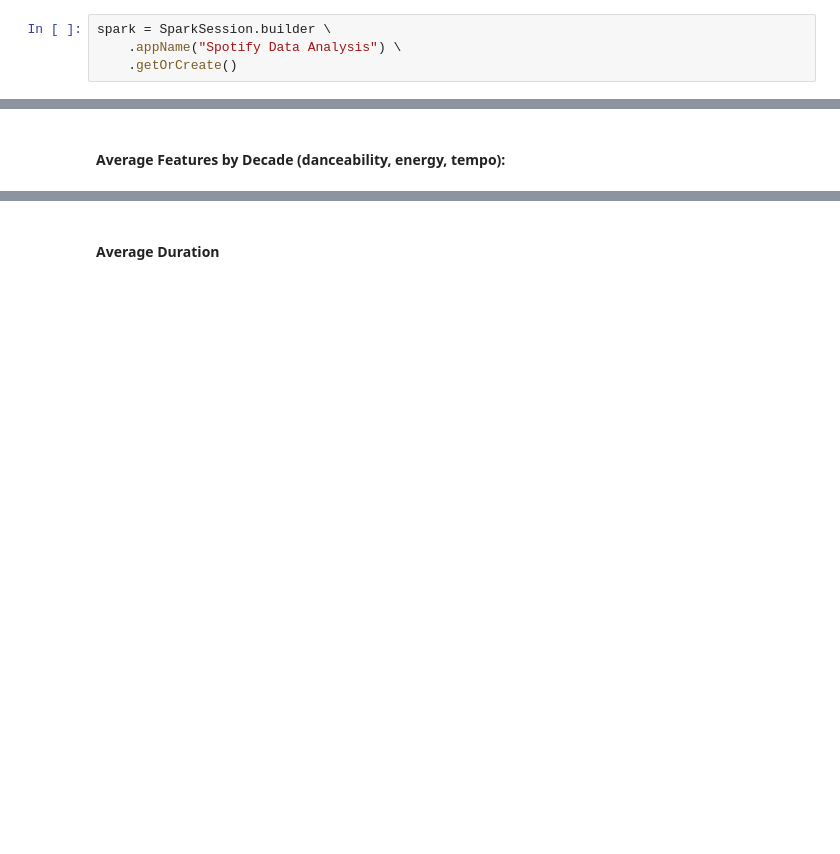
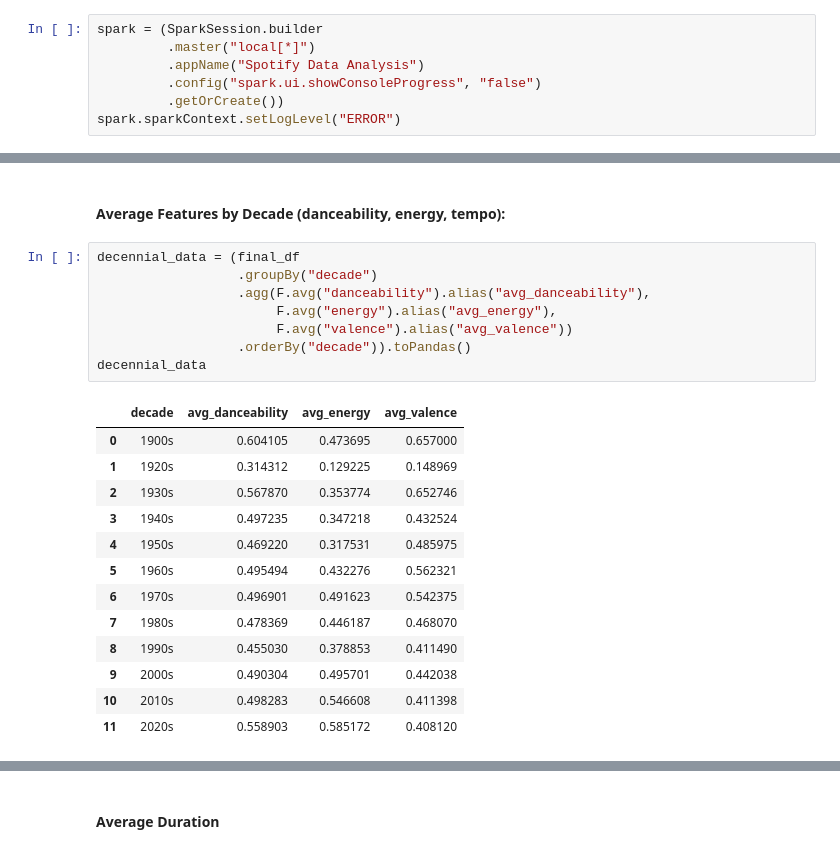
Before and after one commit to ALotov2000/Data_Science-CA3-pyspark-starter, a Jupyter notebook: main.ipynb, the cells around one changed output, grey strips where cells are left out. Saved outputs shown, nothing was run; the diff lists cells and outputs as text; blank space fills up the shorter version.

```diff
--- a/main.ipynb
+++ b/main.ipynb
@@ -14,7 +14,10 @@ import matplotlib.pyplot as plt
 # %% [markdown]
 ## Instantiating SparkSession & Load the Dataset
 # %%
-spark = SparkSession.builder \
-    .appName("Spotify Data Analysis") \
-    .getOrCreate()
+spark = (SparkSession.builder
+         .master("local[*]")
+         .appName("Spotify Data Analysis")
+         .config("spark.ui.showConsoleProgress", "false")
+         .getOrCreate())
+spark.sparkContext.setLogLevel("ERROR")
 # %% [output]
@@ -167,3 +214,25 @@ final_df.show(5)
 # %% [markdown]
 #### Average Features by Decade (danceability, energy, tempo):
+# %%
+decennial_data = (final_df
+                  .groupBy("decade")
+                  .agg(F.avg("danceability").alias("avg_danceability"),
+                       F.avg("energy").alias("avg_energy"),
+                       F.avg("valence").alias("avg_valence"))
+                  .orderBy("decade")).toPandas()
+decennial_data
+# %% [output]
+|  | decade | avg_danceability | avg_energy | avg_valence |
+| 0 | 1900s | 0.604105 | 0.473695 | 0.657000 |
+| 1 | 1920s | 0.314312 | 0.129225 | 0.148969 |
+| 2 | 1930s | 0.567870 | 0.353774 | 0.652746 |
+| 3 | 1940s | 0.497235 | 0.347218 | 0.432524 |
+| 4 | 1950s | 0.469220 | 0.317531 | 0.485975 |
+| 5 | 1960s | 0.495494 | 0.432276 | 0.562321 |
+| 6 | 1970s | 0.496901 | 0.491623 | 0.542375 |
+| 7 | 1980s | 0.478369 | 0.446187 | 0.468070 |
+| 8 | 1990s | 0.455030 | 0.378853 | 0.411490 |
+| 9 | 2000s | 0.490304 | 0.495701 | 0.442038 |
+| 10 | 2010s | 0.498283 | 0.546608 | 0.411398 |
+| 11 | 2020s | 0.558903 | 0.585172 | 0.408120 |
 # %%
```
Also changed, not shown: parts of 43 cells of this notebook.
